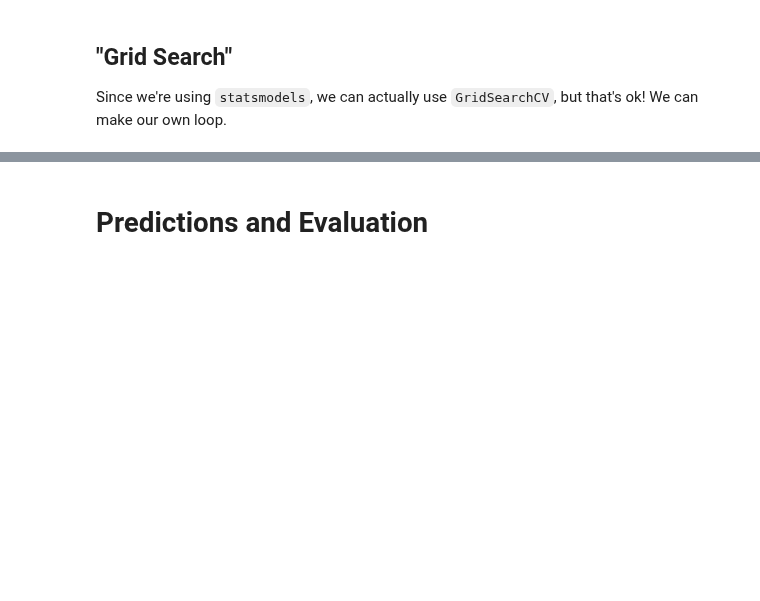
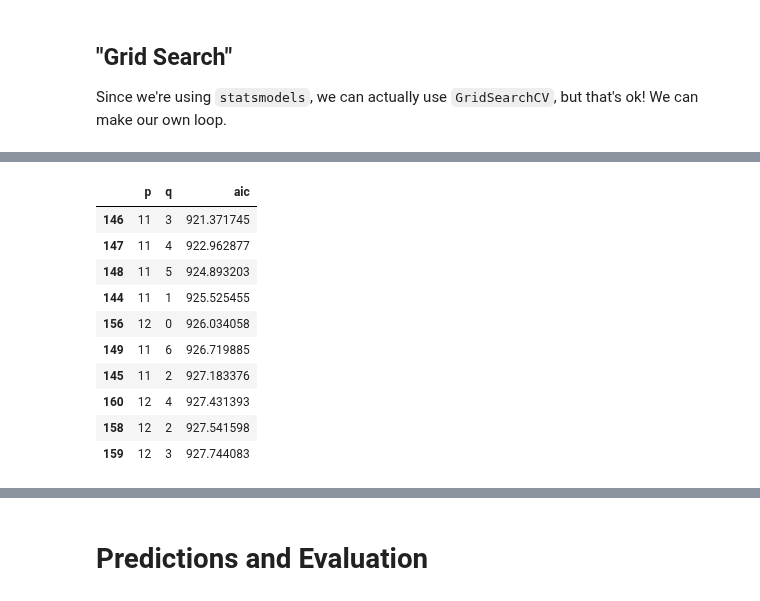
Before and after one commit to CharleyHananiaGA/DSB-Unit-03, a Jupyter notebook: 17 - Time Series II - Modeling/ts-ii-modeling-starter.ipynb, the cells around one changed output, grey strips where cells are left out. Saved outputs shown, nothing was run; the diff lists cells and outputs as text; code cells hidden in the pictures; blank space fills up the shorter version.

```diff
--- a/17 - Time Series II - Modeling/ts-ii-modeling-starter.ipynb
+++ b/17 - Time Series II - Modeling/ts-ii-modeling-starter.ipynb
@@ -299,0 +339,15 @@ Since we're using `statsmodels`, we can actually use `GridSearchCV`, but that's
+# %%
+df_res = pd.DataFrame(results, columns=['p', 'q', 'aic'])
+df_res.sort_values('aic').head(10)
+# %% [output]
+|  | p | q | aic |
+| 146 | 11 | 3 | 921.371745 |
+| 147 | 11 | 4 | 922.962877 |
+| 148 | 11 | 5 | 924.893203 |
+| 144 | 11 | 1 | 925.525455 |
+| 156 | 12 | 0 | 926.034058 |
+| 149 | 11 | 6 | 926.719885 |
+| 145 | 11 | 2 | 927.183376 |
+| 160 | 12 | 4 | 927.431393 |
+| 158 | 12 | 2 | 927.541598 |
+| 159 | 12 | 3 | 927.744083 |
```
Also changed, not shown: parts of 10 cells of this notebook.
